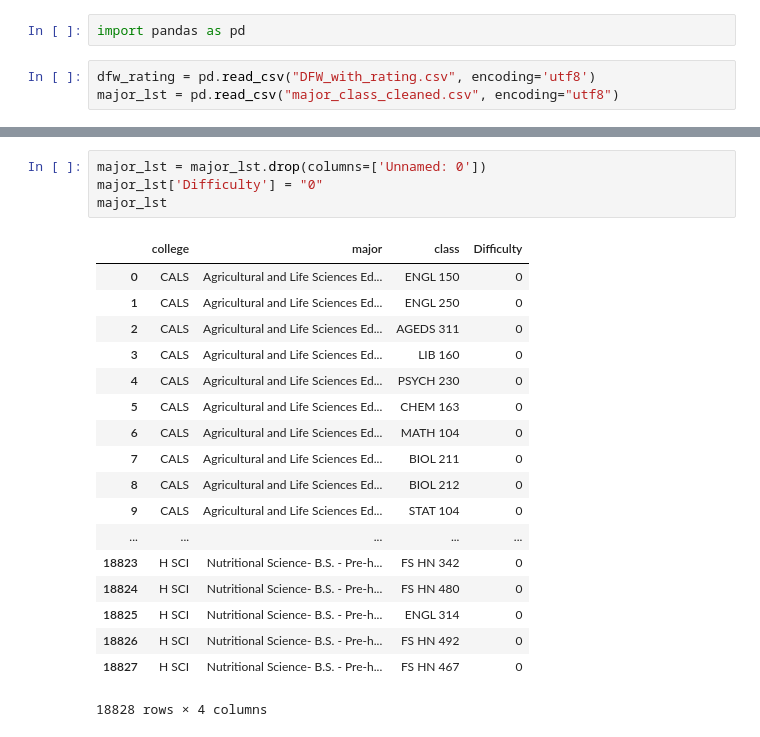
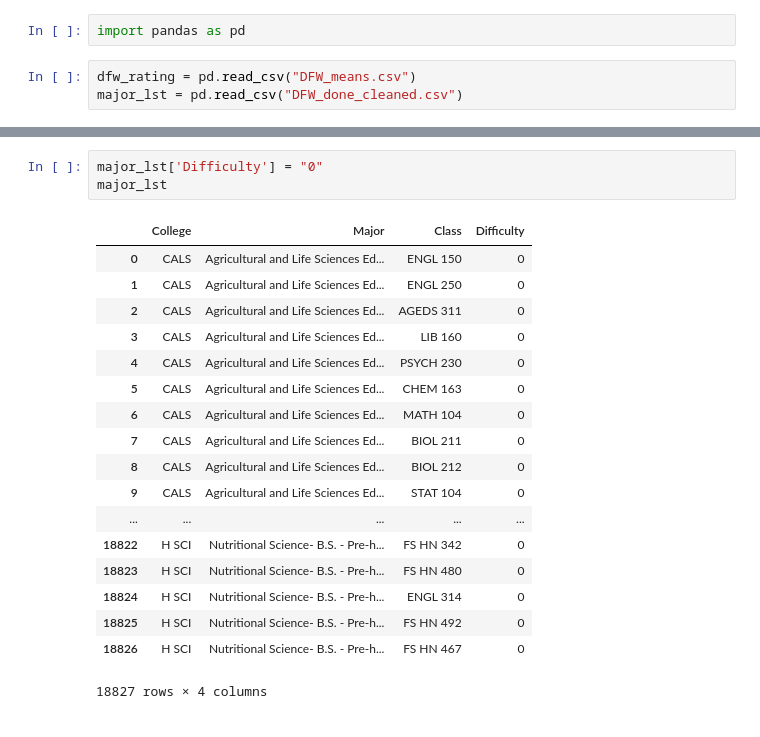
Before and after one commit to max-farver/HackISU_Data_Science_Project, a Jupyter notebook: data_cleaning/Major_Rating.ipynb, the cells around one changed output, grey strips where cells are left out. Saved outputs shown, nothing was run; the diff lists cells and outputs as text.

```diff
--- a/data_cleaning/Major_Rating.ipynb
+++ b/data_cleaning/Major_Rating.ipynb
@@ -1,5 +1,5 @@
 # %%
 import pandas as pd
 # %%
-dfw_rating = pd.read_csv("DFW_with_rating.csv", encoding='utf8')
-major_lst = pd.read_csv("major_class_cleaned.csv", encoding="utf8")
+dfw_rating = pd.read_csv("DFW_means.csv")
+major_lst = pd.read_csv("DFW_done_cleaned.csv")
@@ -28,9 +27,8 @@ dfw_rating
 # %%
-major_lst = major_lst.drop(columns=['Unnamed: 0'])
 major_lst['Difficulty'] = "0"
 major_lst
 # %% [output]
-|  | college | major | class | Difficulty |
+|  | College | Major | Class | Difficulty |
 | 0 | CALS | Agricultural and Life Sciences Ed... | ENGL 150 | 0 |
 | 1 | CALS | Agricultural and Life Sciences Ed... | ENGL 250 | 0 |
 | 2 | CALS | Agricultural and Life Sciences Ed... | AGEDS 311 | 0 |
@@ -42,9 +40,9 @@ major_lst
 | 8 | CALS | Agricultural and Life Sciences Ed... | BIOL 212 | 0 |
 | 9 | CALS | Agricultural and Life Sciences Ed... | STAT 104 | 0 |
 | ... | ... | ... | ... | ... |
-| 18823 | H SCI | Nutritional Science- B.S. - Pre-h... | FS HN 342 | 0 |
-| 18824 | H SCI | Nutritional Science- B.S. - Pre-h... | FS HN 480 | 0 |
-| 18825 | H SCI | Nutritional Science- B.S. - Pre-h... | ENGL 314 | 0 |
-| 18826 | H SCI | Nutritional Science- B.S. - Pre-h... | FS HN 492 | 0 |
-| 18827 | H SCI | Nutritional Science- B.S. - Pre-h... | FS HN 467 | 0 |
+| 18822 | H SCI | Nutritional Science- B.S. - Pre-h... | FS HN 342 | 0 |
+| 18823 | H SCI | Nutritional Science- B.S. - Pre-h... | FS HN 480 | 0 |
+| 18824 | H SCI | Nutritional Science- B.S. - Pre-h... | ENGL 314 | 0 |
+| 18825 | H SCI | Nutritional Science- B.S. - Pre-h... | FS HN 492 | 0 |
+| 18826 | H SCI | Nutritional Science- B.S. - Pre-h... | FS HN 467 | 0 |
-18828 rows × 4 columns
+18827 rows × 4 columns
```
Also changed, not shown: parts of 5 cells of this notebook, 7 other files.
